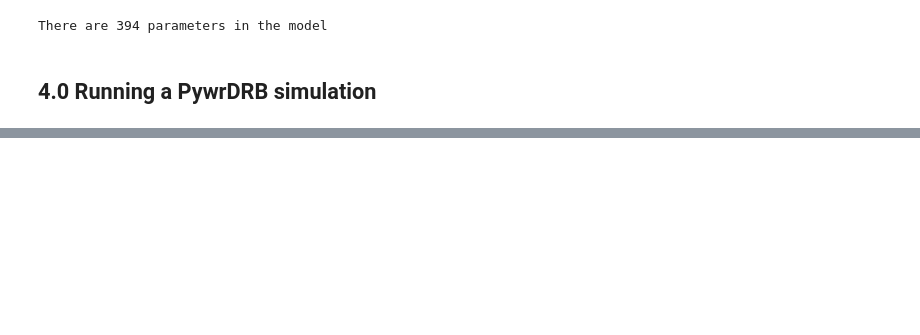
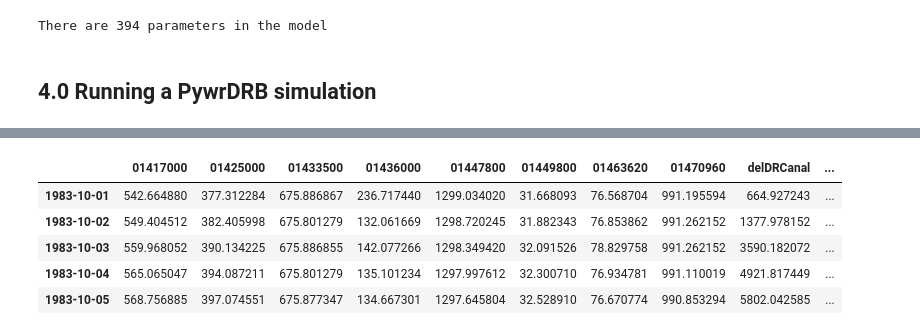
Before and after one commit to Pywr-DRB/Pywr-DRB, a Jupyter notebook: notebooks/Tutorial 01 Introduction to PywrDRB.ipynb, the cells around one changed output, grey strips where cells are left out. Cells and saved outputs as stored; diff of their text form; code cells hidden in the pictures; blank space fills up the shorter version.

```diff
--- a/notebooks/Tutorial 01 Introduction to PywrDRB.ipynb
+++ b/notebooks/Tutorial 01 Introduction to PywrDRB.ipynb
@@ -73,0 +121,14 @@ stats_df = stats.to_dataframe()
+# %%
+from pywrdrb.post import get_pywr_results
+inflow_type = 'nwmv21'
+# Get the simulation results at major flow nodes
+major_flows, datetime = get_pywr_results(output_dir= '../output_data/',
+                           model = inflow_type,
+                           results_set= 'major_flow')
+
+# Get reservoir release results
+res_releases, datetime = get_pywr_results(output_dir= '../output_data/',
+                           model = inflow_type,
+                           results_set= 'res_release',
+                           datetime_index=datetime)
+res_releases.head()
@@ -73,0 +142,9 @@ stats_df = stats.to_dataframe()
+# %%
+major_flows.head()
+# %% [output]
+|  | 01417000 | 01425000 | 01433500 | 01436000 | 01447800 | 01449800 | 01463620 | 01470960 | delDRCanal | ... |
+| 1983-10-01 | 542.664880 | 377.312284 | 675.886867 | 236.717440 | 1299.034020 | 31.668093 | 76.568704 | 991.195594 | 664.927243 | ... |
+| 1983-10-02 | 549.404512 | 382.405998 | 675.801279 | 132.061669 | 1298.720245 | 31.882343 | 76.853862 | 991.262152 | 1377.978152 | ... |
+| 1983-10-03 | 559.968052 | 390.134225 | 675.886855 | 142.077266 | 1298.349420 | 32.091526 | 78.829758 | 991.262152 | 3590.182072 | ... |
+| 1983-10-04 | 565.065047 | 394.087211 | 675.801279 | 135.101234 | 1297.997612 | 32.300710 | 76.934781 | 991.110019 | 4921.817449 | ... |
+| 1983-10-05 | 568.756885 | 397.074551 | 675.877347 | 134.667301 | 1297.645804 | 32.528910 | 76.670774 | 990.853294 | 5802.042585 | ... |
```
Also changed, not shown: parts of 8 cells of this notebook, 16 other files.
